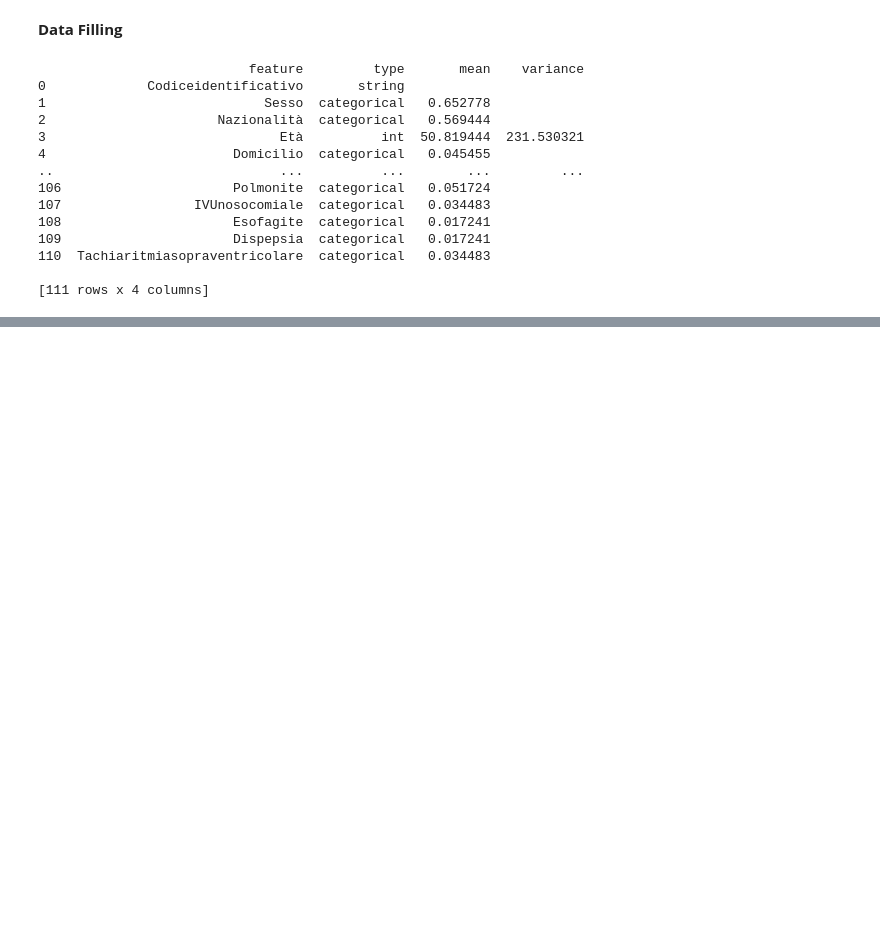
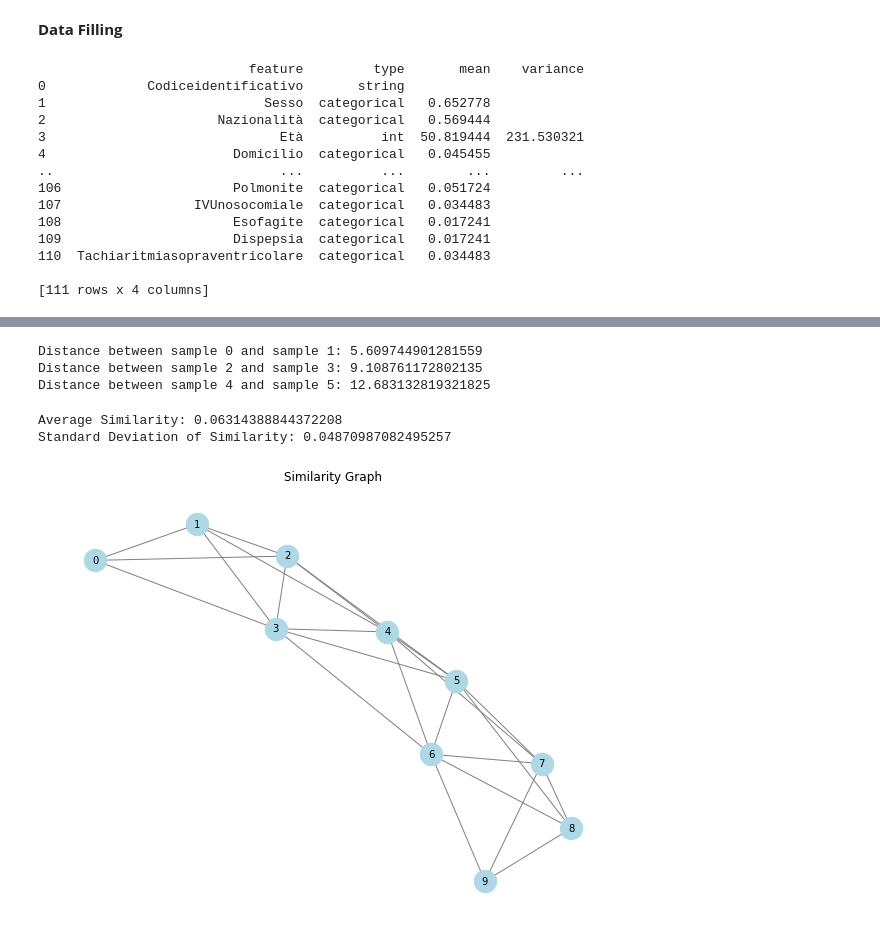
Before and after one commit to BalthazarMIGNARD/MalariaDataAnalysis, a Jupyter notebook: src/graph1.ipynb, the cells around one changed output, grey strips where cells are left out. Saved outputs shown, nothing was run; the diff lists cells and outputs as text; code cells hidden in the pictures; blank space fills up the shorter version.

```diff
--- a/src/graph1.ipynb
+++ b/src/graph1.ipynb
@@ -336,0 +482,74 @@ feature_info.head(5)
+# %%
+# Example distances between sample pairs
+distance_1 = compute_distance(predictive_df, 0, 1)
+distance_2 = compute_distance(predictive_df, 2, 3)
+distance_3 = compute_distance(predictive_df, 4, 5)
+
+print("Distance between sample 0 and sample 1:", distance_1)
+print("Distance between sample 2 and sample 3:", distance_2)
+print("Distance between sample 4 and sample 5:", distance_3)
+# %% [output]
+Distance between sample 0 and sample 1: 5.609744901281559
+Distance between sample 2 and sample 3: 9.108761172802135
+Distance between sample 4 and sample 5: 12.683132819321825
+# %%
+# This is just a dummy model to test graph representation
+
+
+import networkx as nx
+
+# Create a dummy DataFrame with 10 samples
+data = {
+    'Feature 1': [0, 1, 2, 3, 4, 5, 6, 7, 8, 9],
+    'Feature 2': [0, 2, 4, 6, 8, 10, 12, 14, 16, 18],
+    'Feature 3': [0, 3, 6, 9, 12, 15, 18, 21, 24, 27],
+    'Feature 4': [0, 4, 8, 12, 16, 20, 24, 28, 32, 36]
+}
+
+df = pd.DataFrame(data)
+import numpy as np
+import pandas as pd
+import networkx as nx
+import matplotlib.pyplot as plt
+
+# Create a dummy DataFrame with 10 samples
+data = {
+    'Feature 1': [0, 1, 2, 3, 4, 5, 6, 7, 8, 9],
+    'Feature 2': [0, 2, 4, 6, 8, 10, 12, 14, 16, 18],
+    'Feature 3': [0, 3, 6, 9, 12, 15, 18, 21, 24, 27],
+    'Feature 4': [0, 4, 8, 12, 16, 20, 24, 28, 32, 36]
+}
+
+df = pd.DataFrame(data)
+# Compute similarity matrix
+similarity_matrix = np.zeros((df.shape[0], df.shape[0]))
+
+for i in range(df.shape[0]):
+    for j in range(df.shape[0]):
+        if i != j:  # Exclude self-edges
+            similarity_matrix[i, j] = 1 / (1 + np.linalg.norm(df.iloc[i] - df.iloc[j]))
+
+# Compute average similarity and standard deviation
+average_similarity = np.mean(similarity_matrix)
+std_similarity = np.std(similarity_matrix)
+
+print("Average Similarity:", average_similarity)
+print("Standard Deviation of Similarity:", std_similarity)
+
+# Apply threshold on similarity matrix
+threshold = 0.05  # Adjust the threshold as needed
+similarity_matrix[similarity_matrix < threshold] = 0
+
+# Create graph from similarity matrix
+G = nx.from_numpy_matrix(similarity_matrix)
+
+# Plot the graph
+plt.figure(figsize=(8, 6))
+pos = nx.spring_layout(G)
+nx.draw(G, pos, with_labels=True, node_color='lightblue', node_size=500, font_size=10, edge_color='gray')
+plt.title("Similarity Graph")
+plt.show()
+# %% [output]
+Average Similarity: 0.06314388844372208
+Standard Deviation of Similarity: 0.04870987082495257
+[figure, added]
```
Also changed, not shown: parts of 15 cells of this notebook, 6 other files.
